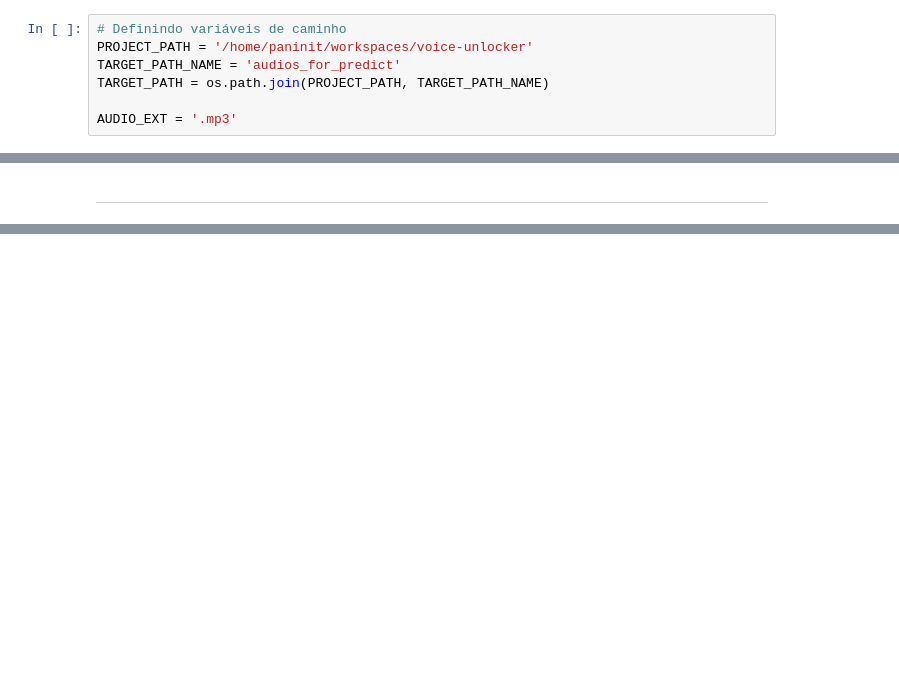
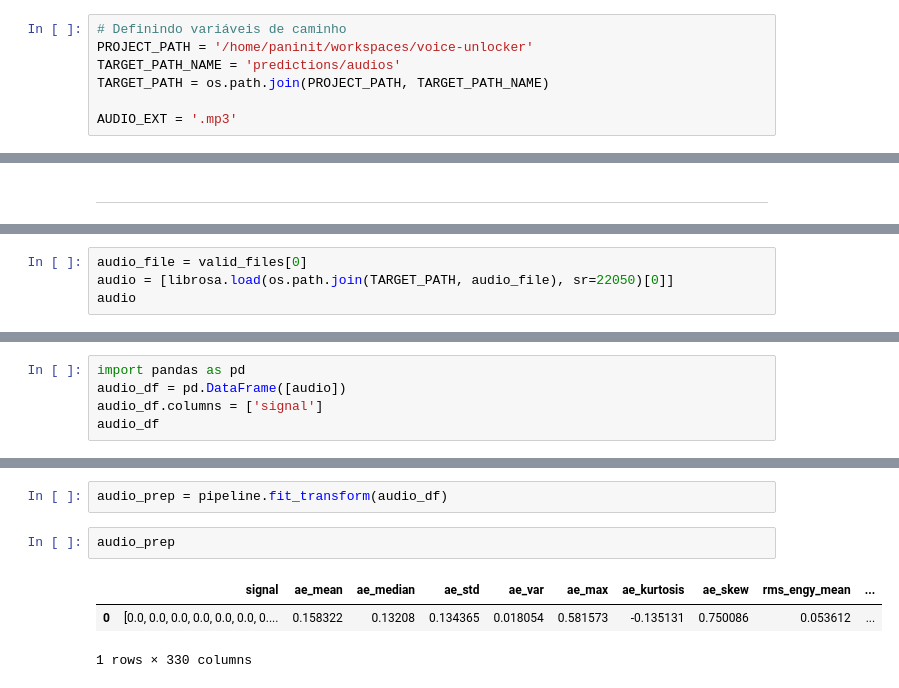
Before and after one commit to ThiagoPanini/voice-unlocker, a Jupyter notebook: notebooks/development/Voice Unlocker - Consumo Modelo.ipynb, the cells around one changed output, grey strips where cells are left out. Drawn from its saved outputs; the diff is of its cells as text; blank space fills up the shorter version.

```diff
--- a/notebooks/development/Voice Unlocker - Consumo Modelo.ipynb
+++ b/notebooks/development/Voice Unlocker - Consumo Modelo.ipynb
@@ -19,7 +19,7 @@ import time
 # %%
 # Definindo variáveis de caminho
 PROJECT_PATH = '/home/paninit/workspaces/voice-unlocker'
-TARGET_PATH_NAME = 'audios_for_predict'
+TARGET_PATH_NAME = 'predictions/audios'
 TARGET_PATH = os.path.join(PROJECT_PATH, TARGET_PATH_NAME)
 
 AUDIO_EXT = '.mp3'
@@ -72,0 +75,4 @@ for file in os.listdir(TARGET_PATH):
+# %%
+audio_file = valid_files[0]
+audio = [librosa.load(os.path.join(TARGET_PATH, audio_file), sr=22050)[0]]
+audio
@@ -72,0 +81,5 @@ for file in os.listdir(TARGET_PATH):
+# %%
+import pandas as pd
+audio_df = pd.DataFrame([audio])
+audio_df.columns = ['signal']
+audio_df
@@ -72,0 +765,8 @@ for file in os.listdir(TARGET_PATH):
+# %%
+audio_prep = pipeline.fit_transform(audio_df)
+# %%
+audio_prep
+# %% [output]
+|  | signal | ae_mean | ae_median | ae_std | ae_var | ae_max | ae_kurtosis | ae_skew | rms_engy_mean | ... |
+| 0 | [0.0, 0.0, 0.0, 0.0, 0.0, 0.0, 0.... | 0.158322 | 0.13208 | 0.134365 | 0.018054 | 0.581573 | -0.135131 | 0.750086 | 0.053612 | ... |
+1 rows × 330 columns
```
Also changed, not shown: parts of 10 cells of this notebook.
